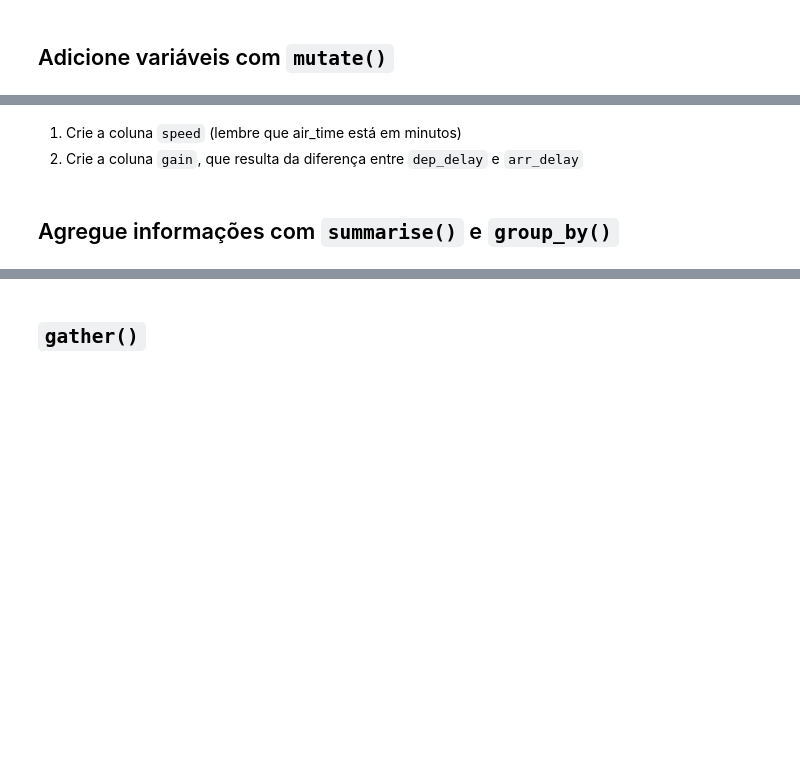
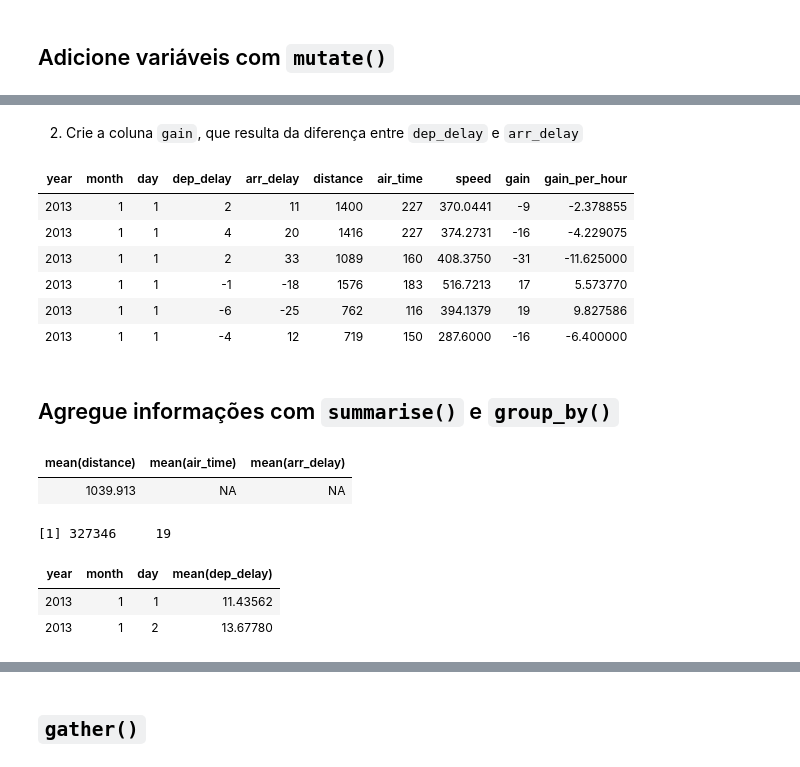
Before and after one commit to gruposisda/fa084-2019-1S, a Jupyter notebook: 09_CRISP-DM/aula_09-base.ipynb, the cells around one changed output, grey strips where cells are left out. Drawn from its saved outputs; the diff is of its cells as text; code cells hidden in the pictures; blank space fills up the shorter version.

```diff
--- a/09_CRISP-DM/aula_09-base.ipynb
+++ b/09_CRISP-DM/aula_09-base.ipynb
@@ -88,5 +247,32 @@ flights_sml = select(flights,
 # %% [markdown]
-1. Crie a coluna `speed` (lembre que air_time está em minutos)
 2. Crie a coluna `gain`, que resulta da diferença entre `dep_delay` e `arr_delay`
+# %%
+flights_sml  %>% mutate(speed = distance/air_time * 60,
+                        gain = dep_delay - arr_delay,
+                        gain_per_hour = gain / (air_time/60))  %>%  head()
+# %% [output]
+| year | month | day | dep_delay | arr_delay | distance | air_time | speed | gain | gain_per_hour |
+| 2013 | 1 | 1 | 2 | 11 | 1400 | 227 | 370.0441 | -9 | -2.378855 |
+| 2013 | 1 | 1 | 4 | 20 | 1416 | 227 | 374.2731 | -16 | -4.229075 |
+| 2013 | 1 | 1 | 2 | 33 | 1089 | 160 | 408.3750 | -31 | -11.625000 |
+| 2013 | 1 | 1 | -1 | -18 | 1576 | 183 | 516.7213 | 17 | 5.573770 |
+| 2013 | 1 | 1 | -6 | -25 | 762 | 116 | 394.1379 | 19 | 9.827586 |
+| 2013 | 1 | 1 | -4 | 12 | 719 | 150 | 287.6000 | -16 | -6.400000 |
 # %% [markdown]
 ## Agregue informações com `summarise()` e `group_by()`
+# %%
+flights_sml %>% summarise(mean(distance), mean(air_time), mean(arr_delay))
+# %% [output]
+| mean(distance) | mean(air_time) | mean(arr_delay) |
+| 1039.913 | NA | NA |
+# %%
+not_cancelled = flights %>%  filter(!is.na(dep_delay) , !is.na(arr_delay))
+dim(not_cancelled)
+# %% [output]
+[1] 327346     19
+# %%
+not_cancelled  %>% group_by(year, month, day) %>% summarise(mean(dep_delay))  %>% head(2)
+# %% [output]
+| year | month | day | mean(dep_delay) |
+| 2013 | 1 | 1 | 11.43562 |
+| 2013 | 1 | 2 | 13.67780 |
```
Also changed, not shown: parts of 53 cells of this notebook, 3 other files.
